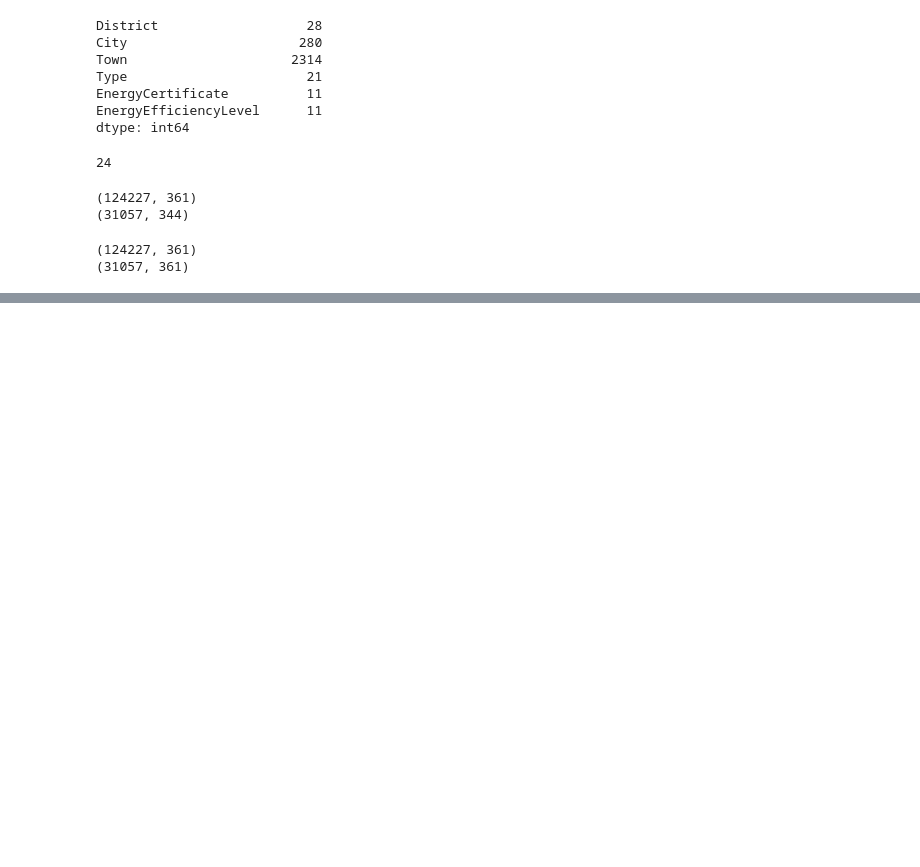
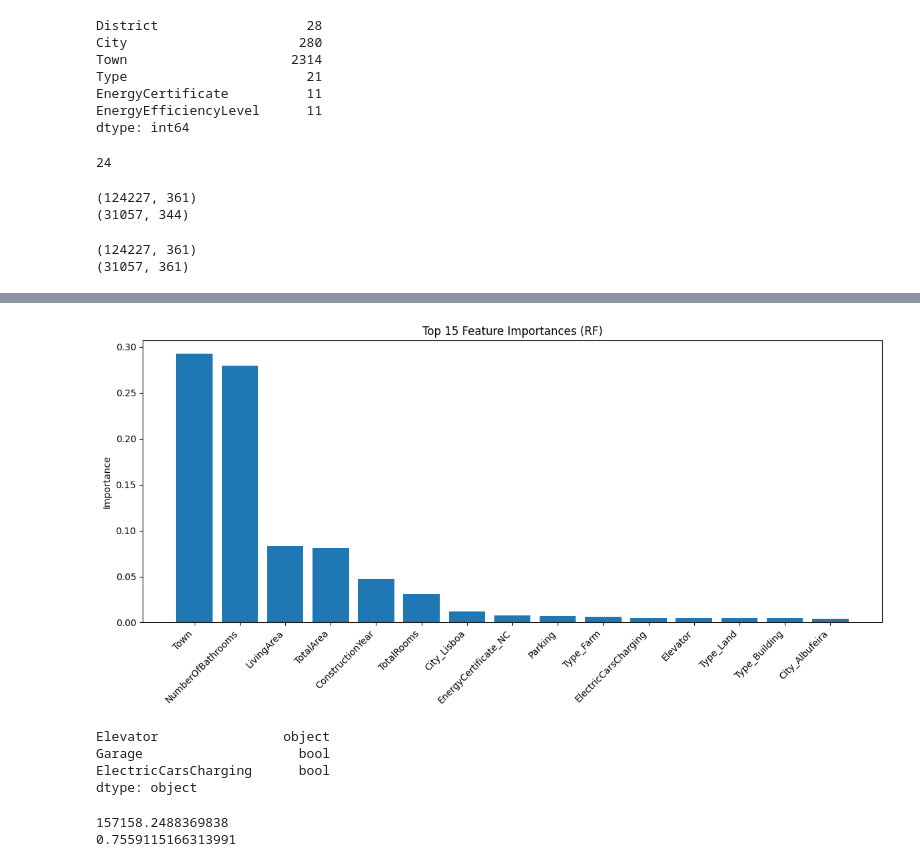
Before and after one commit to tamaracvijan/portugal-real-estate-prices, a Jupyter notebook: script.ipynb, the cells around one changed output, grey strips where cells are left out. Saved outputs shown, nothing was run; the diff lists cells and outputs as text; code cells hidden in the pictures; blank space fills up the shorter version.

Commit message:
Train and compare Linear Regression, Random Forest, and XGBoost models

```diff
--- a/script.ipynb
+++ b/script.ipynb
@@ -359,4 +365,9 @@ print(X_test.shape)
 (124227, 361)
 (31057, 361)
 # %%
-# The first model we will use for predictions is Linear Regression.
+# The first model we are going to use for predictions is Linear Regression.
+
+model = LinearRegression()
+model.fit(X_train, y_train)
+
+y_pred = model.predict(X_test)
@@ -362,0 +395,11 @@ print(X_test.shape)
+# %%
+rf_model = RandomForestRegressor(n_estimators=100, random_state=42, n_jobs=-1)
+rf_model.fit(X_train, y_train)
+
+y_pred_rf = rf_model.predict(X_test)
+
+rmse_rf = np.sqrt(mean_squared_error(y_test, y_pred_rf))
+r2_rf = r2_score(y_test, y_pred_rf)
+
+print(rmse_rf)
+print(r2_rf)
@@ -362,0 +433,16 @@ print(X_test.shape)
+# %%
+importances = rf_model.feature_importances_
+feature_names = X_train.columns
+importance_series = pd.Series(importances, index=feature_names)
+importance_series_sorted = importance_series.sort_values(ascending=False)
+top_15 = importance_series_sorted.head(15)
+
+plt.figure(figsize=(12,6))
+plt.bar(top_15.index, top_15.values)
+plt.ylabel('Importance')
+plt.title('Top 15 Feature Importances (RF)')
+plt.xticks(rotation=45, ha='right')
+plt.tight_layout()
+plt.show()
+# %% [output]
+[figure, added]
@@ -362,0 +458,7 @@ print(X_test.shape)
+# %%
+print(X_train[['Elevator', 'Garage', 'ElectricCarsCharging']].dtypes)
+# %% [output]
+Elevator                object
+Garage                    bool
+ElectricCarsCharging      bool
+dtype: object
@@ -362,0 +471,21 @@ print(X_test.shape)
+# %%
+xgb_model = XGBRegressor(
+    n_estimators=200,
+    learning_rate=0.1,
+    max_depth=6,
+    random_state=42,
+    n_jobs=-1
+)
+
+xgb_model.fit(X_train, y_train)
+
+y_pred_xgb = xgb_model.predict(X_test)
+
+rmse_xgb = np.sqrt(mean_squared_error(y_test, y_pred_xgb))
+r2_xgb = r2_score(y_test, y_pred_xgb)
+
+print(rmse_xgb)
+print(r2_xgb)
+# %% [output]
+157158.2488369838
+0.7559115166313991
```
Also changed, not shown: parts of 17 cells of this notebook.
